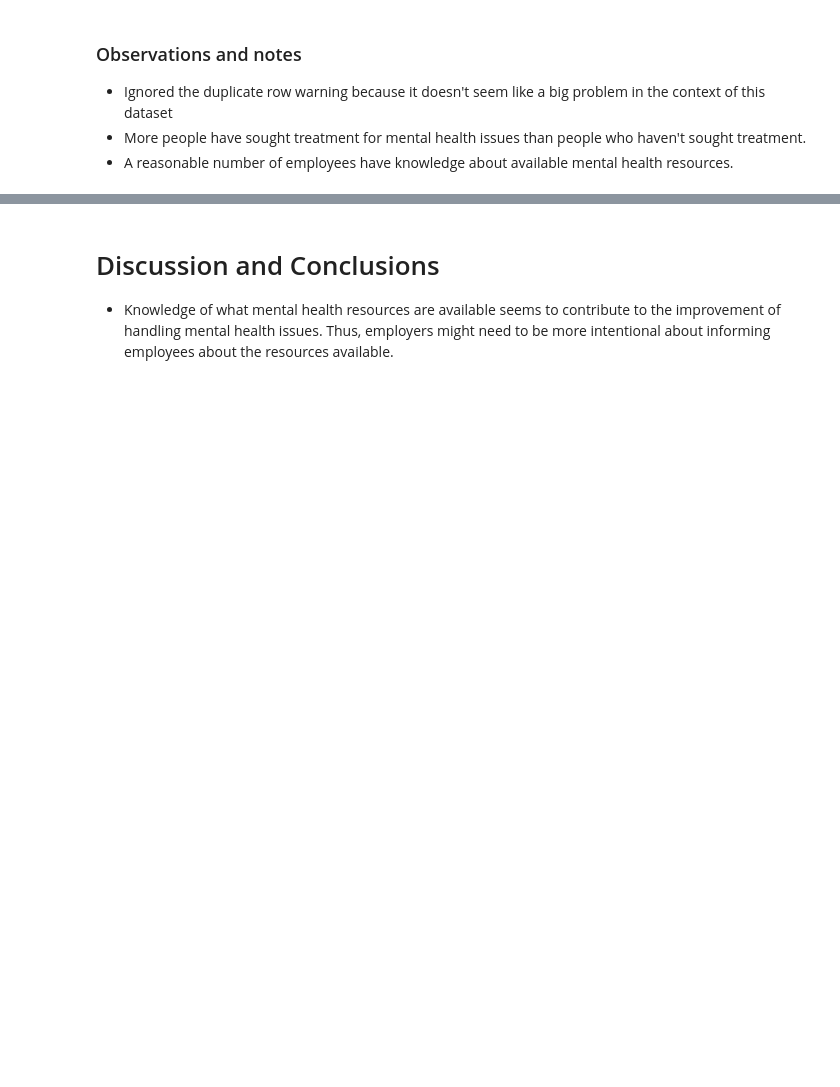
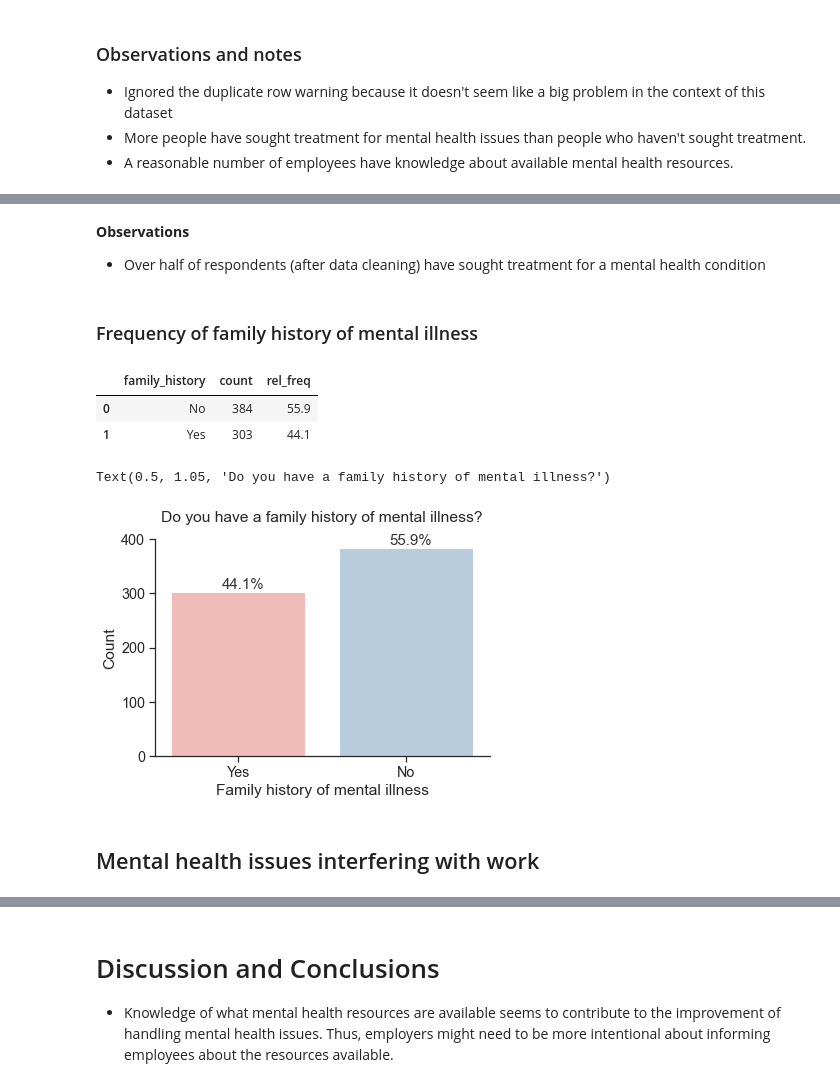
Before and after one commit to cltomiyama/MentalHealthSurvey_analysis, a Jupyter notebook: analysis/gale/analysis_notebook_gc.ipynb, the cells around one changed output, grey strips where cells are left out. Cells and saved outputs as stored; diff of their text form; code cells hidden in the pictures; blank space fills up the shorter version.

```diff
--- a/analysis/gale/analysis_notebook_gc.ipynb
+++ b/analysis/gale/analysis_notebook_gc.ipynb
@@ -75,0 +112,38 @@ sort_lb = ['Not sure', 'Yes', 'No']
+# %% [markdown]
+**Observations**
+- Over half of respondents (after data cleaning) have sought treatment for a mental health condition
+# %% [markdown]
+### Frequency of family history of mental illness
+# %%
+fam_hist = mh0['family_history'].value_counts().to_frame().rename_axis('family_history')
+fam_hist = fam_hist.rename(columns={'family_history':'count'}).reset_index()
+fam_hist['rel_freq'] = round(((fam_hist['count'] / fam_hist['count'].sum()) * 100),2)
+fam_hist
+# %% [output]
+|  | family_history | count | rel_freq |
+| 0 | No | 384 | 55.9 |
+| 1 | Yes | 303 | 44.1 |
+# %%
+g = sns.barplot(data=fam_hist, x='family_history', y='count', order=['Yes', 'No'])
+
+totals = []
+
+for i in g.patches:
+    totals.append(i.get_height())
+
+total = sum(totals)
+
+for i in g.patches:
+    g.text(i.get_x()+0.3, i.get_height()+5, \
+            str(round((i.get_height()/total)*100, 2))+'%', fontsize=15,
+                color='0.2')
+
+plt.xlabel('Family history of mental illness')
+plt.ylabel('Count')
+plt.ylim(0,400)
+g.set_title('Do you have a family history of mental illness?', y=1.05)
+# %% [output]
+Text(0.5, 1.05, 'Do you have a family history of mental illness?')
+[figure, added]
+# %% [markdown]
+## Mental health issues interfering with work
```
Also changed, not shown: parts of 14 cells of this notebook.
